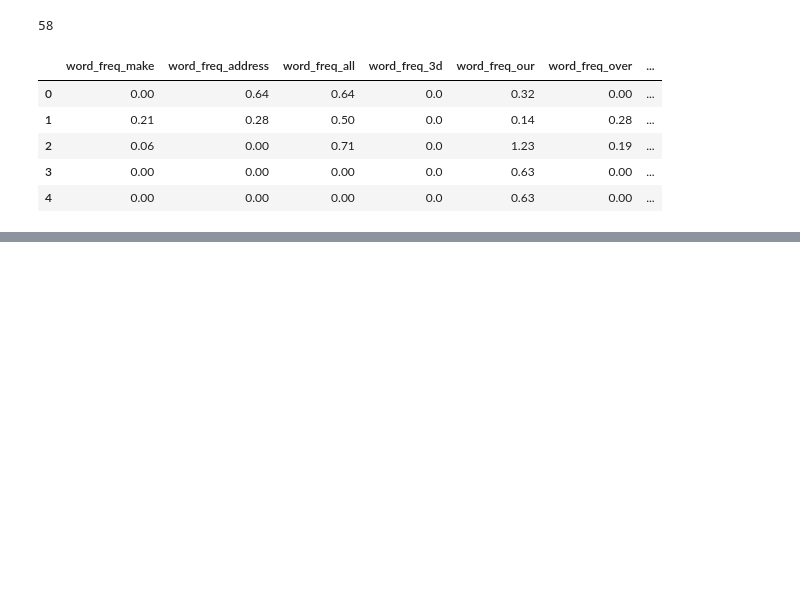
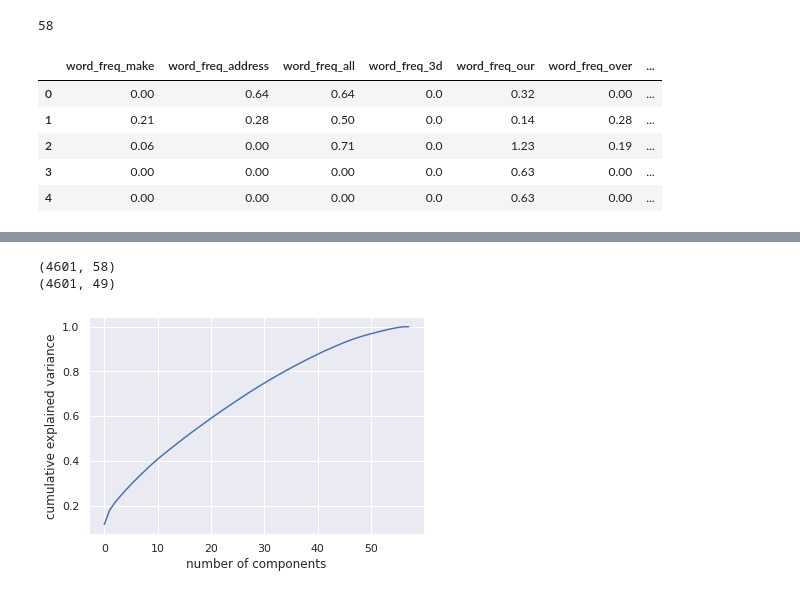
Before and after one commit to lcipolina/ML_Fundamentals, a Jupyter notebook: Assignment2-Part3.ipynb, the cells around one changed output, grey strips where cells are left out. Drawn from its saved outputs; the diff is of its cells as text; code cells hidden in the pictures; blank space fills up the shorter version.

```diff
--- a/Assignment2-Part3.ipynb
+++ b/Assignment2-Part3.ipynb
@@ -96,0 +110,16 @@ PCA Explained Variance
+# %%
+clf = PCA(0.95) # keep 95% of variance
+X_trans = clf.fit_transform(ArraySS)
+print(df.shape)
+print(X_trans.shape)
+# %% [output]
+(4601, 58)
+(4601, 49)
+# %%
+sns.set()
+pca = PCA().fit(ArraySS)
+plt.plot(np.cumsum(pca.explained_variance_ratio_))
+plt.xlabel('number of components')
+plt.ylabel('cumulative explained variance');
+# %% [output]
+[figure, added]
```
Also changed, not shown: parts of 2 cells of this notebook.
